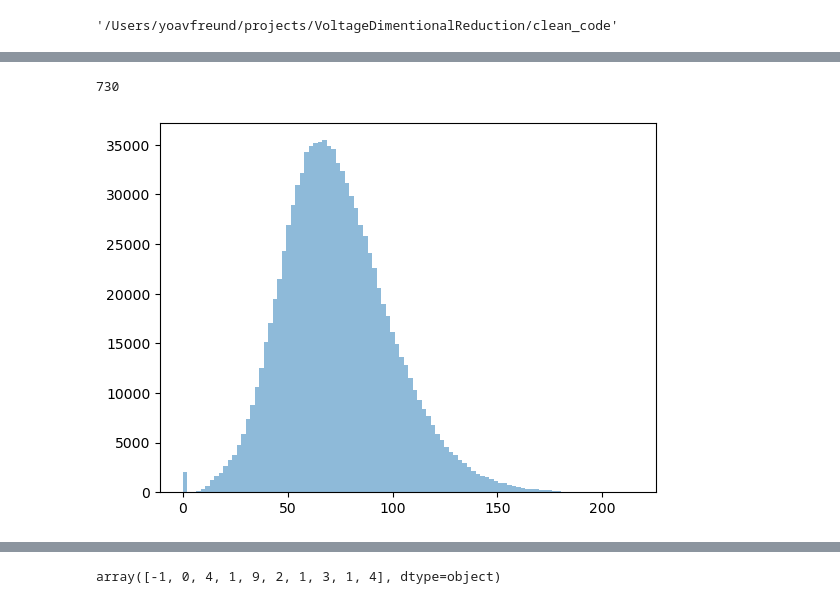
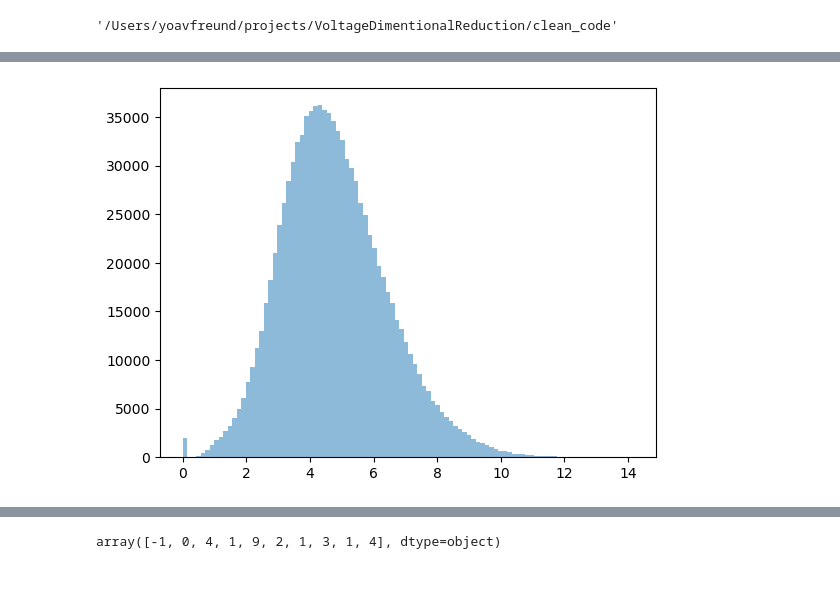
Before and after one commit to IceGawd/VoltageDimentionalReduction, a Jupyter notebook: notebooks/Analyze Metrics.ipynb, the cells around one changed output, grey strips where cells are left out. Saved outputs shown, nothing was run; the diff lists cells and outputs as text; code cells hidden in the pictures.

```diff
--- a/notebooks/Analyze Metrics.ipynb
+++ b/notebooks/Analyze Metrics.ipynb
@@ -42,21 +42,16 @@ dill.load_session(workspace_file)
-# %%
-import random
-index=random.randint(0, len(point_set)-1)
-index
-# %% [output]
-730
 # %%
 
 
 
-DEflat = Deuclid.flatten()
+DEflat = Deuc.flatten()
 DEflat = np.nan_to_num(DEflat, nan=0.0, neginf=0.0, posinf=0.0)
 DVflat = Dvolt.flatten()
 DVflat = np.nan_to_num(DVflat, nan=0.0, neginf=0.0, posinf=0.0)
 # %%
+DEflat = DEflat/1e6
 plt.hist(DEflat, bins=100, alpha=0.5, label='Euclidean');
 # %% [output]
-[figure, old version]
+[figure, new version]
 # %%
 plt.hist(DVflat, bins=1000, alpha=0.5, label='Euclidean');
 plt.xlim(0, 3.0);
```
Also changed, not shown: parts of 8 cells of this notebook, 9 other files.
